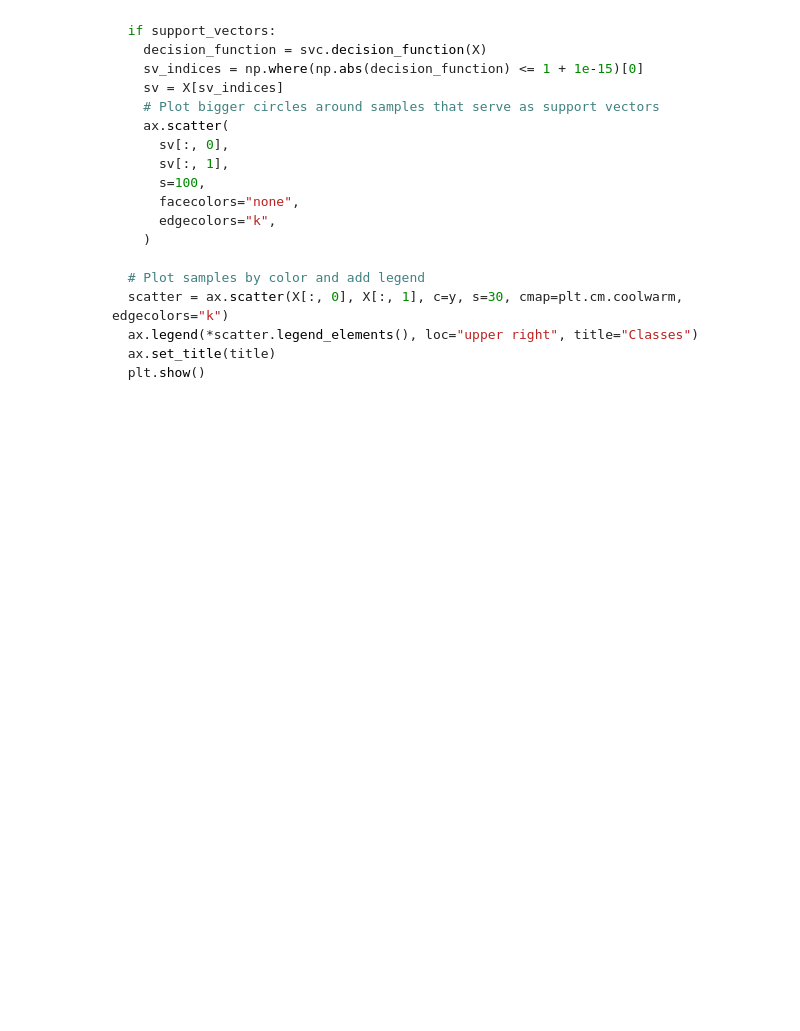
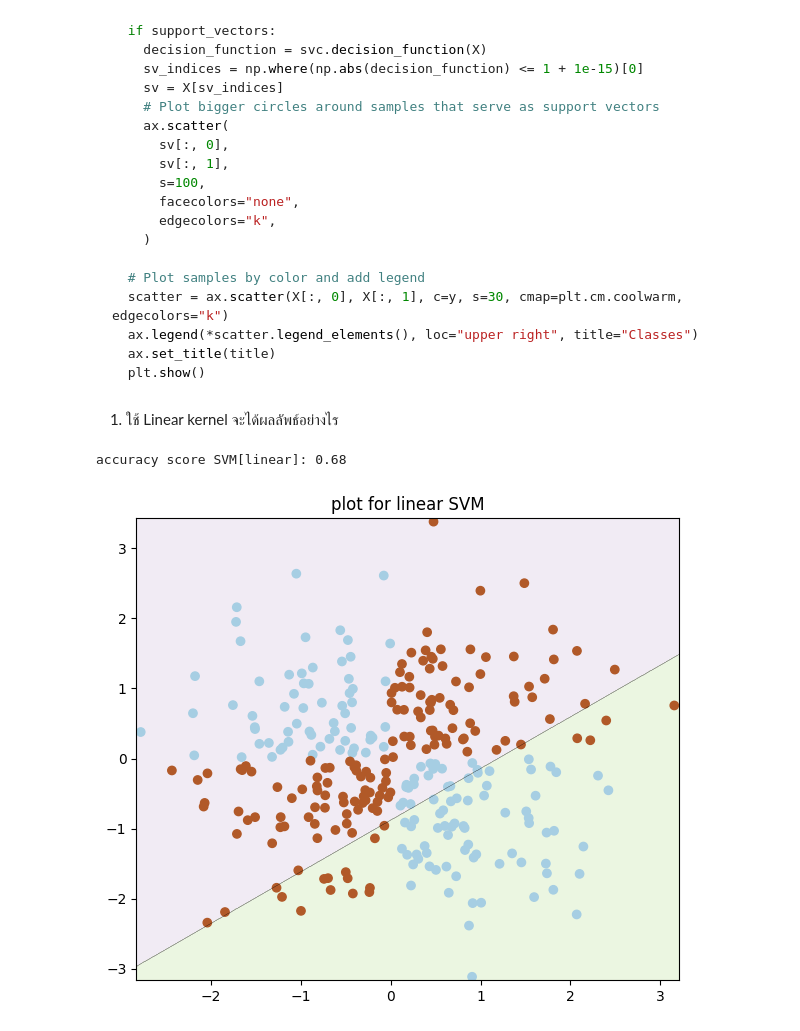
Before and after one commit to worachote1/Machine-Learning-Lab-KMITL, a Jupyter notebook: week_5_homework/W5_1_64010757.ipynb, the cells around one changed output. Cells and saved outputs as stored; diff of their text form; code cells hidden in the pictures; blank space fills up the shorter version.

````diff
--- a/week_5_homework/W5_1_64010757.ipynb
+++ b/week_5_homework/W5_1_64010757.ipynb
@@ -613,3 +613,47 @@ def plot_svc_decision_boundary(svc, X, y, title=" Decision boundaries in SVC", s
   ax.set_title(title)
   plt.show()
   ```
+# %% [markdown]
+ 1. ใช้ Linear kernel จะได้ผลลัพธ์อย่างไร
+# %%
+import numpy as np
+import pandas as pd
+import matplotlib.pyplot as plt
+from sklearn.metrics import accuracy_score
+from sklearn.model_selection import train_test_split
+from sklearn.preprocessing import StandardScaler
+from sklearn.pipeline import Pipeline
+from sklearn.svm import SVC
+
+def plot_decision_boundary(clf, X, y, cmap='Paired_r', title ='Plot for non-linear SVM'):
+    h = 0.005  # Boundary lines' resolution
+    x_min, x_max = X[:,0].min() - 10*h, X[:,0].max() + 10*h
+    y_min, y_max = X[:,1].min() - 10*h, X[:,1].max() + 10*h
+    xx, yy = np.meshgrid(np.arange(x_min, x_max, h), np.arange(y_min, y_max, h))
+    Z = clf.predict(np.c_[xx.ravel(), yy.ravel()])
+    Z = Z.reshape(xx.shape)
+    plt.figure(figsize=(7,6))
+    plt.contourf(xx, yy, Z, cmap=cmap, alpha=0.25)  # Background
+    plt.contour(xx, yy, Z, colors='k', linewidths=0.2)  # Boundary lines
+    plt.scatter(X[:,0], X[:,1], c=y, cmap=cmap);  # Data points
+    plt.title(title)
+    plt.show()
+
+# Generate XOR dataset
+np.random.seed(53)
+X = np.random.randn(300, 2)
+y = np.logical_xor(X[:, 0] > 0, X[:, 1] > 0)
+
+linear_kernel_svm = Pipeline([
+        ("scaler", StandardScaler()),
+        ("svm_clf", SVC(kernel="linear"))
+    ])
+
+linear_kernel_svm.fit(X, y)
+y_pred = linear_kernel_svm.predict(X)
+linear_kernel_svm_acc = accuracy_score(y, y_pred)
+print(f"accuracy score SVM[linear]: {linear_kernel_svm_acc:.2f}")
+plot_decision_boundary(linear_kernel_svm, X, y, title="plot for linear SVM")
+# %% [output]
+accuracy score SVM[linear]: 0.68
+[figure, added]
````
Also changed, not shown: parts of 14 cells of this notebook, 2 other files.
